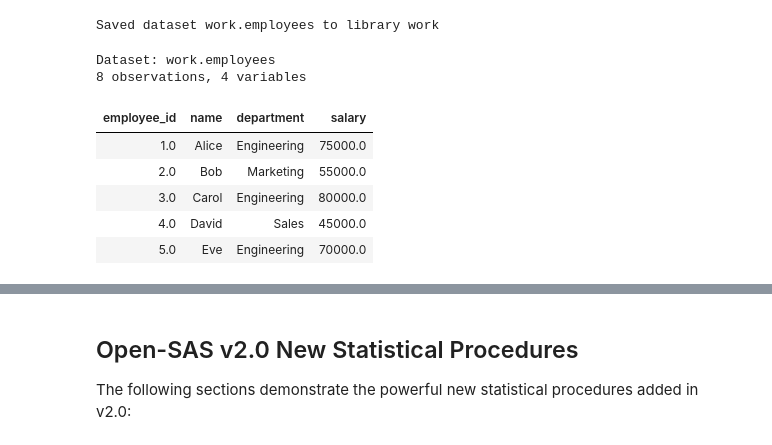
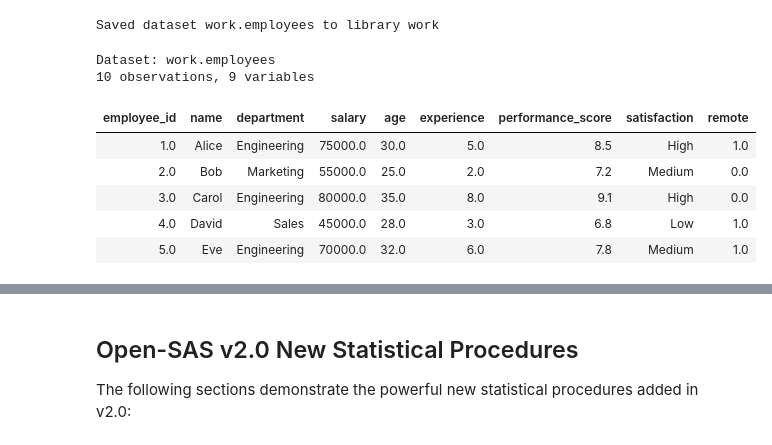
Before and after one commit to ryan-story/Open-SAS, a Jupyter notebook: examples/osas_walkthrough.ipynb, the cells around one changed output, grey strips where cells are left out. Cells and saved outputs as stored; diff of their text form; code cells hidden in the pictures.

```diff
--- a/examples/osas_walkthrough.ipynb
+++ b/examples/osas_walkthrough.ipynb
@@ -28,28 +54,30 @@ This notebook demonstrates the complete functionality of Open-SAS v2.0, showcasi
 # %%
-/* Test 1: Basic DATA Step with DATALINES */
+/* Demo 1: Employee Dataset Creation */
 data work.employees;
-    input employee_id name $ department $ salary;
+    input employee_id name $ department $ salary age experience performance_score satisfaction $ remote;
     datalines;
-1 Alice Engineering 75000
-2 Bob Marketing 55000
-3 Carol Engineering 80000
-4 David Sales 45000
-5 Eve Engineering 70000
-6 Frank Marketing 60000
-7 Grace Sales 50000
-8 Henry Engineering 85000
+1 Alice Engineering 75000 30 5 8.5 High 1
+2 Bob Marketing 55000 25 2 7.2 Medium 0
+3 Carol Engineering 80000 35 8 9.1 High 0
+4 David Sales 45000 28 3 6.8 Low 1
+5 Eve Engineering 70000 32 6 7.8 Medium 1
+6 Frank Marketing 60000 27 4 8.0 High 0
+7 Grace Sales 50000 24 1 6.5 Low 1
+8 Henry Engineering 85000 40 12 9.5 High 0
+9 Irene HR 62000 29 3 7.5 Medium 1
+10 Jack Marketing 59000 31 7 8.2 High 0
 ;
 run;
 # %% [output]
 Saved dataset work.employees to library work
 Dataset: work.employees
-8 observations, 4 variables
+10 observations, 9 variables
-| employee_id | name | department | salary |
-| 1.0 | Alice | Engineering | 75000.0 |
-| 2.0 | Bob | Marketing | 55000.0 |
-| 3.0 | Carol | Engineering | 80000.0 |
-| 4.0 | David | Sales | 45000.0 |
-| 5.0 | Eve | Engineering | 70000.0 |
+| employee_id | name | department | salary | age | experience | performance_score | satisfaction | remote |
+| 1.0 | Alice | Engineering | 75000.0 | 30.0 | 5.0 | 8.5 | High | 1.0 |
+| 2.0 | Bob | Marketing | 55000.0 | 25.0 | 2.0 | 7.2 | Medium | 0.0 |
+| 3.0 | Carol | Engineering | 80000.0 | 35.0 | 8.0 | 9.1 | High | 0.0 |
+| 4.0 | David | Sales | 45000.0 | 28.0 | 3.0 | 6.8 | Low | 1.0 |
+| 5.0 | Eve | Engineering | 70000.0 | 32.0 | 6.0 | 7.8 | Medium | 1.0 |
 # %%
 /* Test 2: PROC PRINT - Display Dataset */
 proc print data=work.employees;
```
Also changed, not shown: parts of 68 cells of this notebook, 32 other files.
